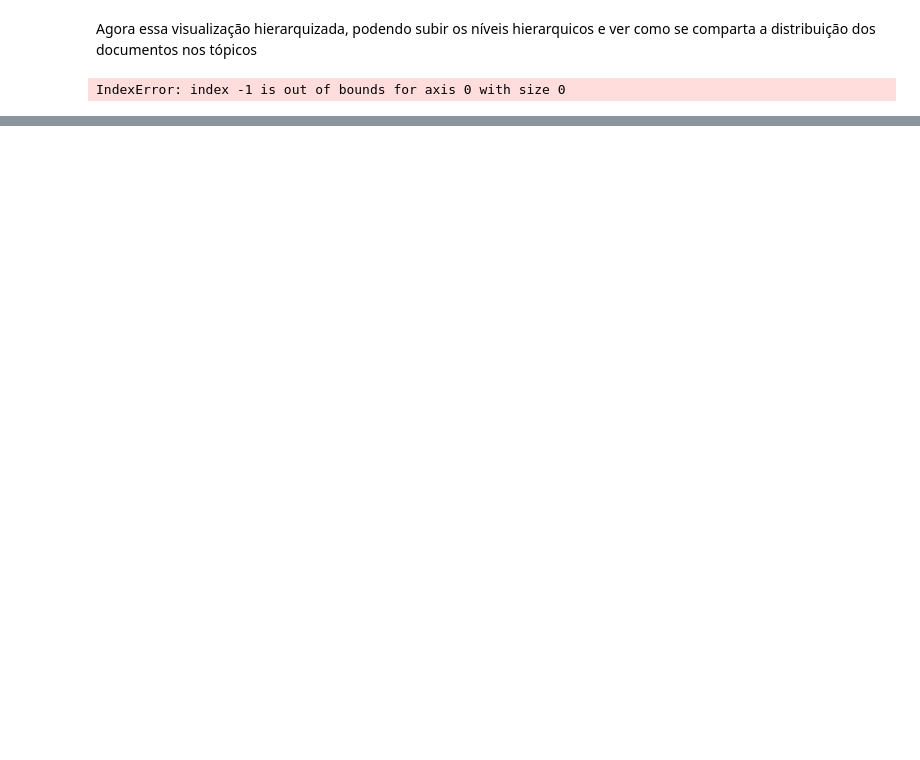
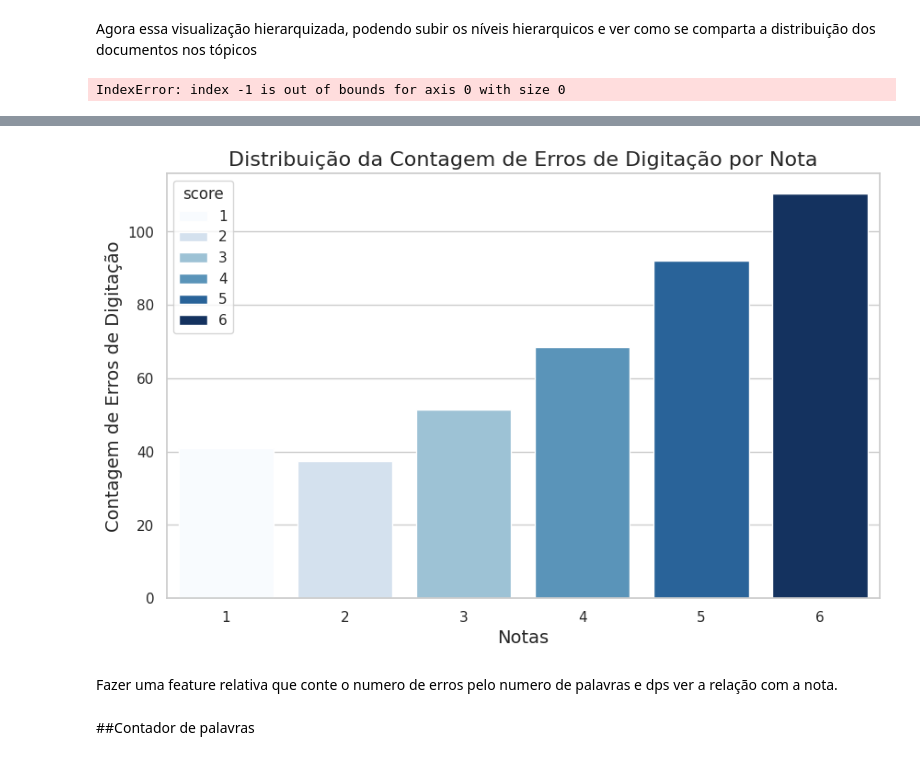
Before and after one commit to turing-usp/competicao_NLP, a Jupyter notebook: Exploracao_inicial.ipynb, the cells around one changed output, grey strips where cells are left out. Drawn from its saved outputs; the diff is of its cells as text; code cells hidden in the pictures; blank space fills up the shorter version.

```diff
--- a/Exploracao_inicial.ipynb
+++ b/Exploracao_inicial.ipynb
@@ -315,0 +546,12 @@ IndexError: index -1 is out of bounds for axis 0 with size 0
+# %%
+media_erros_por_nota = train.groupby('score')['num_erros_digitação'].mean().reset_index()
+# %%
+sns.set(style="whitegrid")
+plt.figure(figsize=(10, 6))
+sns.barplot(x='score', y='num_erros_digitação', data=media_erros_por_nota, hue = 'score', palette="Blues")
+plt.title('Distribuição da Contagem de Erros de Digitação por Nota', fontsize=16)
+plt.xlabel('Notas', fontsize=14)
+plt.ylabel('Contagem de Erros de Digitação', fontsize=14)
+plt.show()
+# %% [output]
+[figure, added]
@@ -315,0 +562,4 @@ IndexError: index -1 is out of bounds for axis 0 with size 0
+# %% [markdown]
+Fazer uma feature relativa que conte o numero de erros pelo numero de palavras e dps ver a relação com a nota.
+# %% [markdown]
+##Contador de palavras
```
Also changed, not shown: parts of 88 cells of this notebook.
